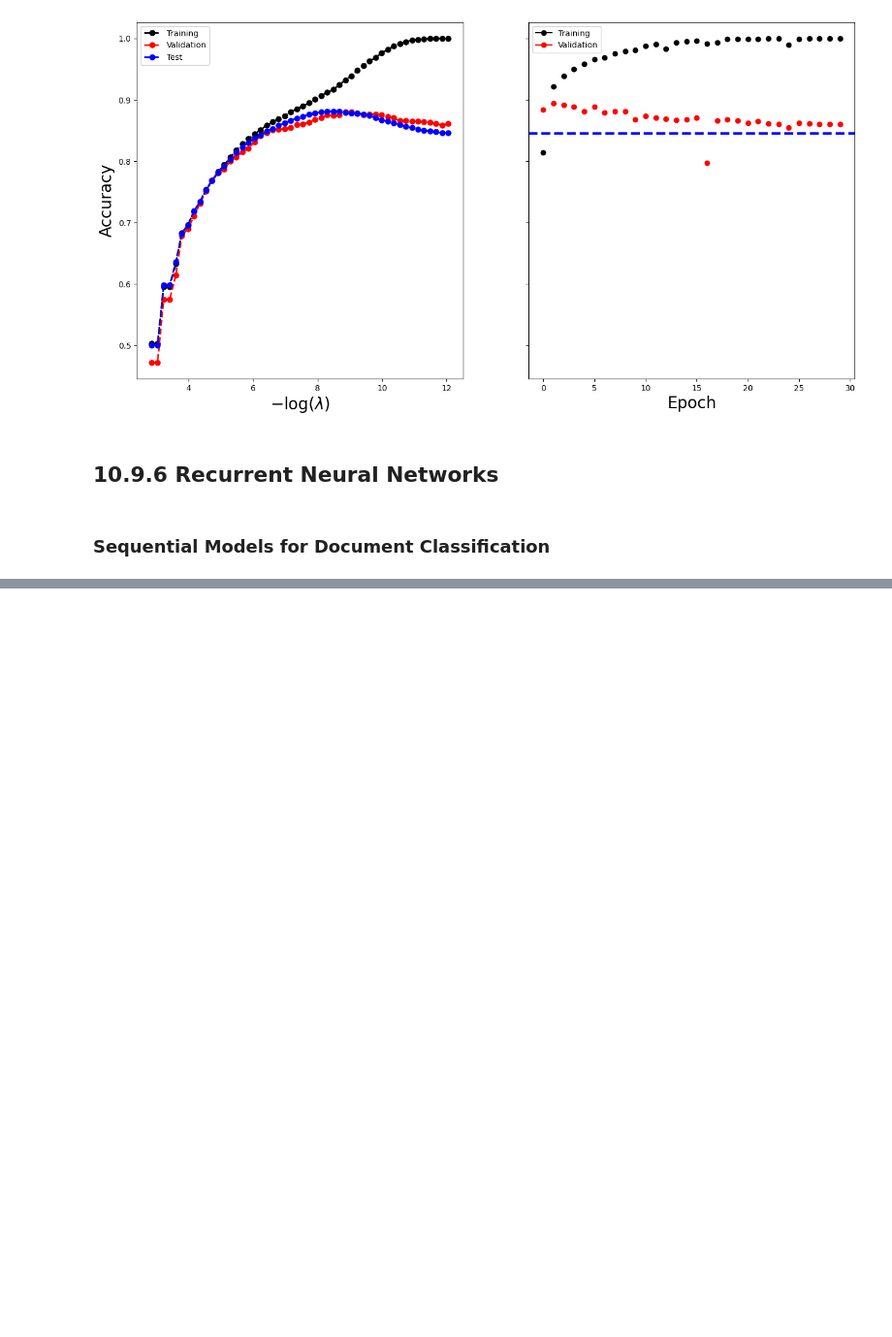
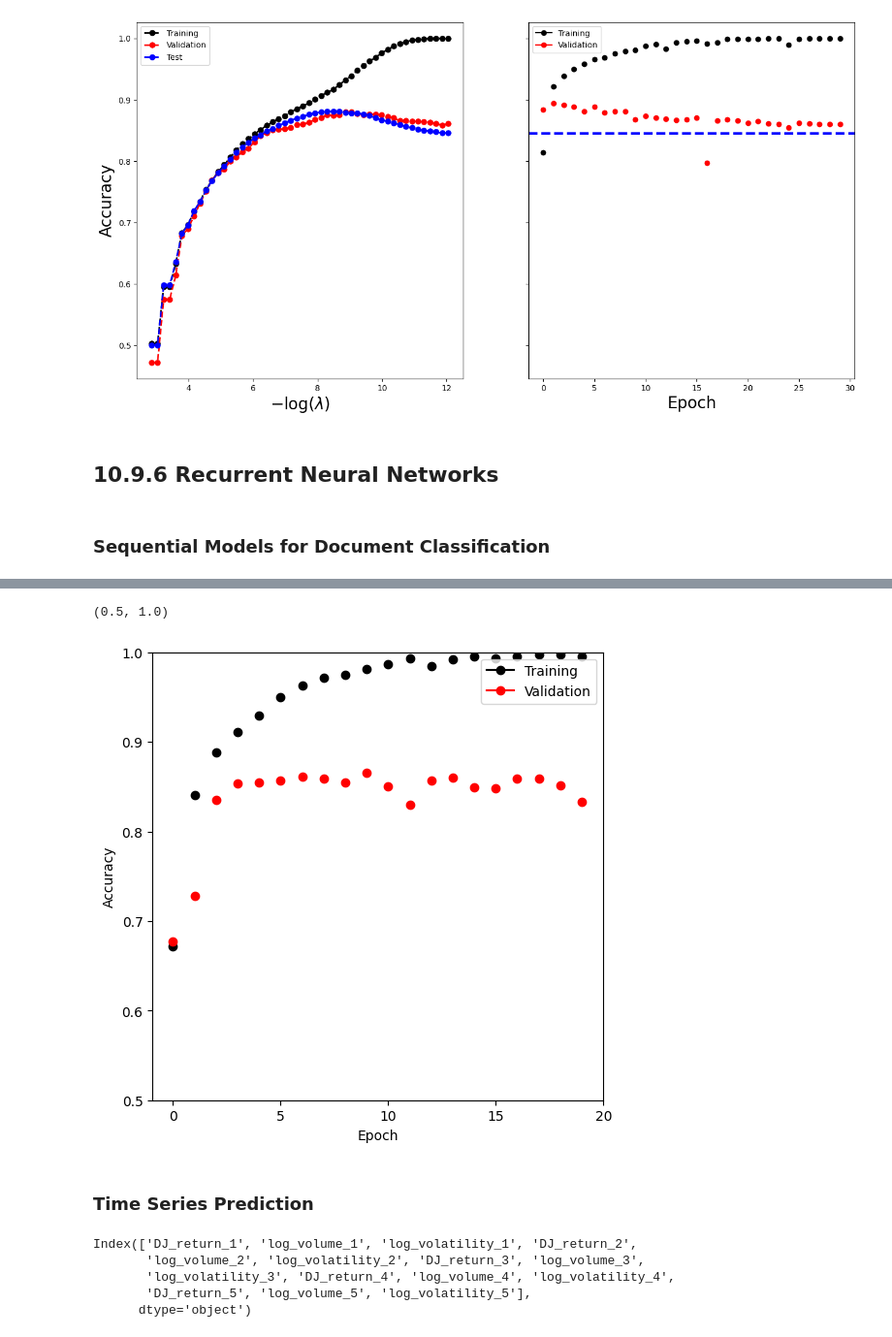
Before and after one commit to Adarsh0047/Introduction-to-Statistical-Learning-With-Python, a Jupyter notebook: Chapter 10/Chapter_10_Deep_Learning.ipynb, the cells around one changed output, grey strips where cells are left out. Shown: that part at 97% size. Saved outputs shown, nothing was run; the diff lists cells and outputs as text; code cells hidden in the pictures; blank space fills up the shorter version.

```diff
--- a/Chapter 10/Chapter_10_Deep_Learning.ipynb
+++ b/Chapter 10/Chapter_10_Deep_Learning.ipynb
@@ -978,0 +1013,3 @@ imdb_seq_dm = SimpleDataModule(imdb_seq_train,
+# %%
+lstm_module = SimpleModule.binary_classification(lstm_model)
+lstm_logger = CSVLogger("logs", name="IMDB_LSTM")
@@ -978,0 +1050,13 @@ imdb_seq_dm = SimpleDataModule(imdb_seq_train,
+# %%
+lstm_results = pd.read_csv(lstm_logger.experiment.metrics_file_path)
+fig, ax = subplots(1, 1, figsize=(6, 6))
+summary_plot(lstm_results,
+             ax,
+             col="accuracy",
+             ylabel="Accuracy")
+ax.set_xticks(np.linspace(0, 20, 5).astype(int))
+ax.set_ylabel("Accuracy")
+ax.set_ylim([0.5, 1])
+# %% [output]
+(0.5, 1.0)
+[figure, added]
@@ -978,0 +1070,2 @@ imdb_seq_dm = SimpleDataModule(imdb_seq_train,
+# %% [markdown]
+### Time Series Prediction
@@ -978,0 +1089,10 @@ imdb_seq_dm = SimpleDataModule(imdb_seq_train,
+# %%
+Y, train = X["log_volume"], X["train"]
+X = X.drop(columns=["train"] + cols)
+X.columns
+# %% [output]
+Index(['DJ_return_1', 'log_volume_1', 'log_volatility_1', 'DJ_return_2',
+       'log_volume_2', 'log_volatility_2', 'DJ_return_3', 'log_volume_3',
+       'log_volatility_3', 'DJ_return_4', 'log_volume_4', 'log_volatility_4',
+       'DJ_return_5', 'log_volume_5', 'log_volatility_5'],
+      dtype='object')
```
Also changed, not shown: parts of 29 cells of this notebook.
